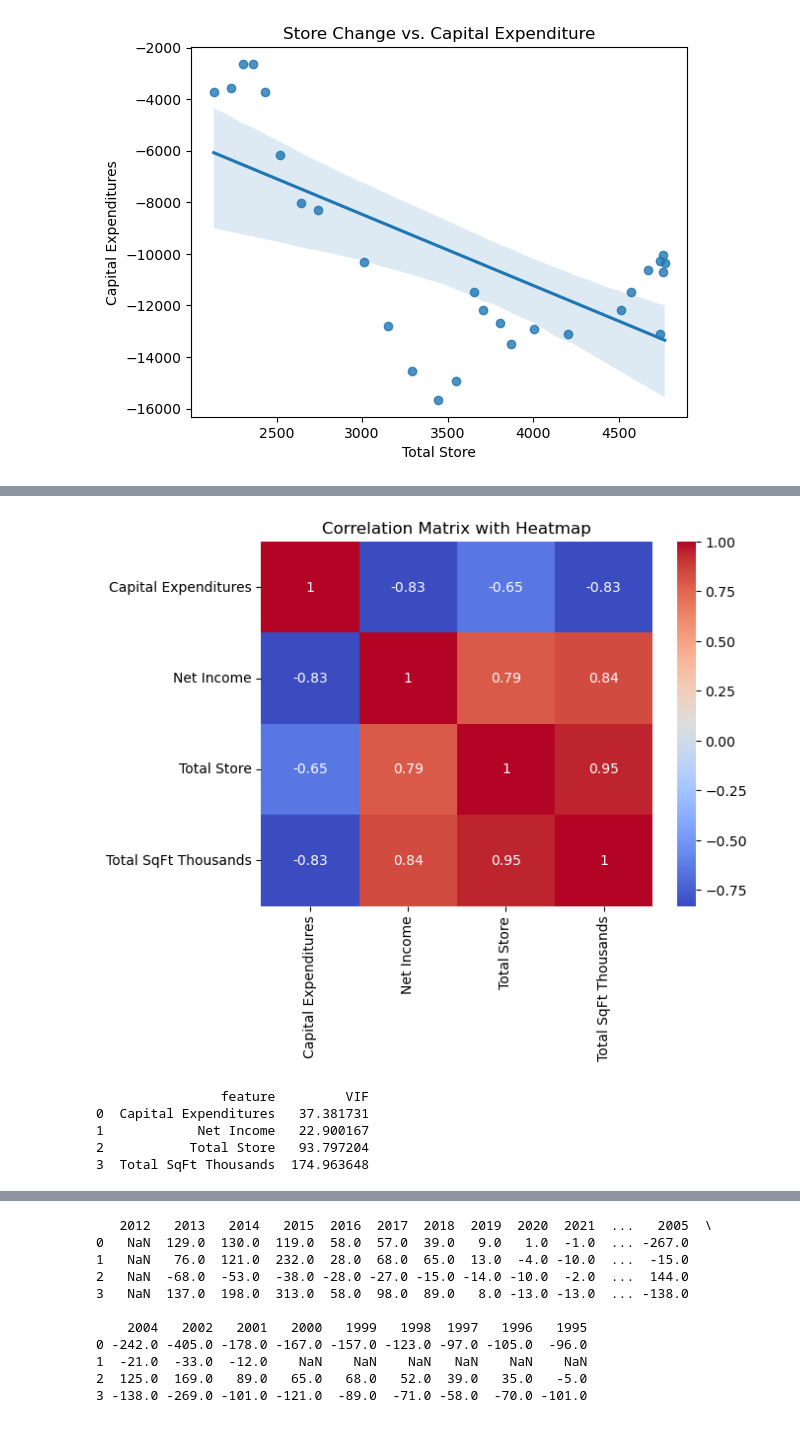
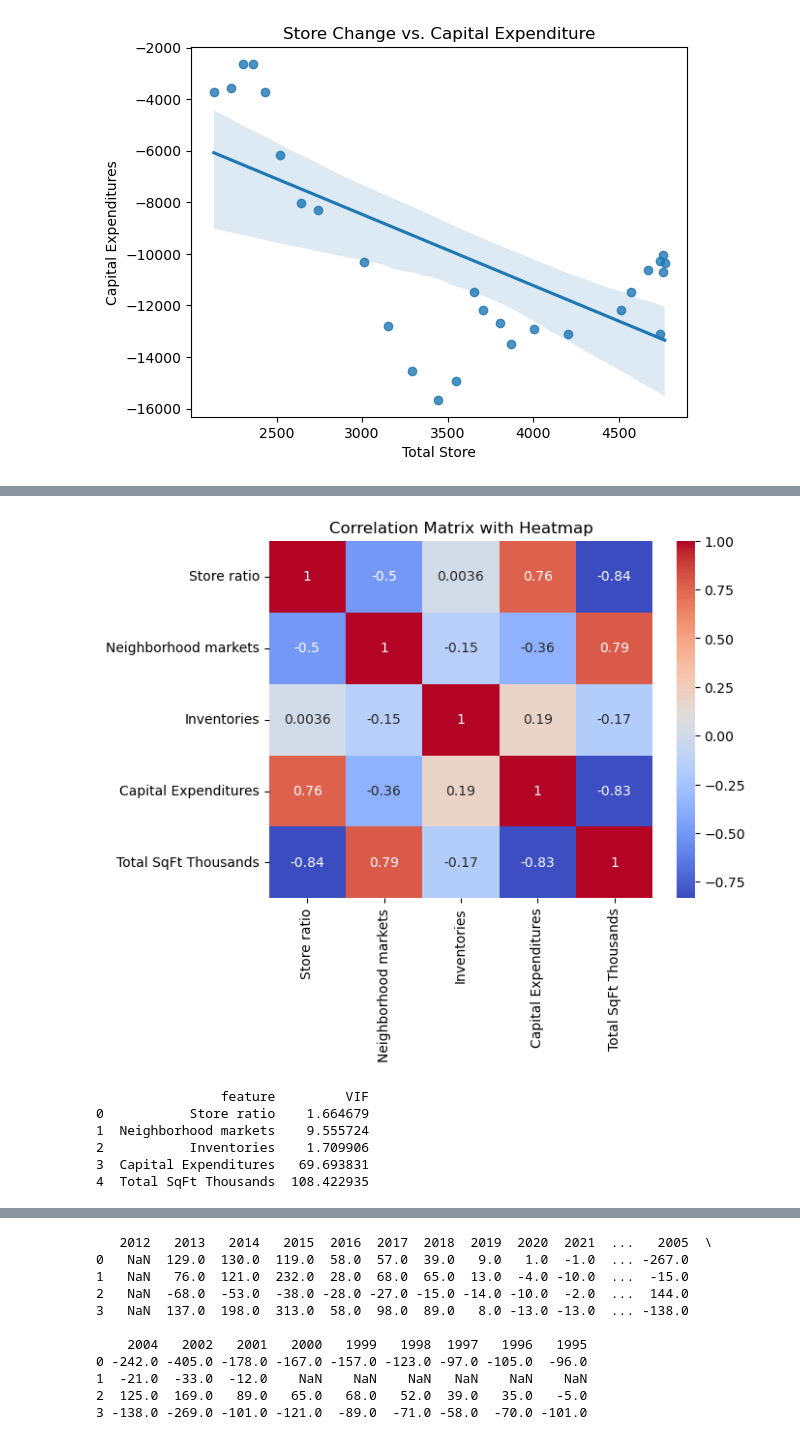
Before and after one commit to msinmalk/neighbourhood-market-expansion, a Jupyter notebook: Notebooks/CapExCosting.ipynb, the cells around one changed output, grey strips where cells are left out. Saved outputs shown, nothing was run; the diff lists cells and outputs as text; code cells hidden in the pictures.

```diff
--- a/Notebooks/CapExCosting.ipynb
+++ b/Notebooks/CapExCosting.ipynb
@@ -150,6 +148,7 @@ plt.show()
 import pandas as pd
 import numpy as np
 from statsmodels.stats.outliers_influence import variance_inflation_factor
+from expertForecastFunctionsCopy1 import *
 
 # Assuming 'data' is your DataFrame
 # Convert all columns to numeric, setting errors='coerce' will convert non-convertible types to NaN
@@ -157,20 +156,31 @@ from statsmodels.stats.outliers_influence import variance_inflation_factor
 
 
 merge_left_numeric = merge_data_left.apply(pd.to_numeric, errors='coerce')
+merge_left_numeric.index = pd.to_datetime(merge_left_numeric.index, format='%Y', errors='coerce')
+merge_left_numeric.interpolate(method='linear',inplace=True)
+merge_left_numeric['Neighborhood markets'] = merge_left_numeric['Neighborhood markets'].fillna(0)
+merge_left_numeric.interpolate(method='linear', fill_value="extrapolate", limit_direction="both",inplace=True)
+# Identifying indices with NaN values
+nan_indices = merge_left_numeric[merge_left_numeric.isna().any(axis=1)].index
+# print(nan_indices)
 
-merge_left_numeric.index = pd.to_datetime(merge_left_numeric.index, format='%Y', errors='coerce')
-merge_left_numeric.interpolate(method='linear', fill_value="extrapolate", limit_direction="both",inplace=True)
-merge_left_numeric.isna().any(axis='columns')
+# Identifying columns with NaN values for each row
+nan_details = merge_left_numeric.apply(lambda row: row.index[row.isna()].tolist(), axis=1)
+# print(nan_details)
 
 
-# merge_inner_select = merge_inner_numeric[['Capital Expenditures', 'Net Income', 'Total Store', 'Total SqFt Thousands']]
-merge_left_select = merge_left_numeric[['Capital Expenditures', 'Net Income', 'Total Store', 'Total SqFt Thousands']]
-full_store_dist = merge_left_numeric[['Neighborhood markets', 'Discount stores', 'Supercenters', 'Total Store', 'Total SqFt Thousands']]
 
-merge_left_select.index = pd.to_datetime(merge_left_select.index, format='%Y', errors='coerce')
-merge_left_select.interpolate(method='linear', fill_value="extrapolate", limit_direction="both",inplace=True)
-merge_left_select.isna().any(axis='columns')
+store_ratio=pd.DataFrame((merge_left_numeric['Discount stores']/merge_left_numeric['Supercenters']) * (merge_left_numeric['Discount stores']+merge_left_numeric['Supercenters']))
+store_ratio.rename(columns={0:"Store ratio"},inplace=True)
+merge_left_numeric=pd.merge(merge_left_numeric, store_ratio ,on='Year',how='left')
+
+# # merge_inner_select = merge_inner_numeric[['Capital Expenditures', 'Net Income', 'Total Store', 'Total SqFt Thousands']]
+# merge_left_select = merge_left_numeric[['Capital Expenditures', 'Net Income', 'Total Store', 'Total SqFt Thousands']]
+# full_store_dist = merge_left_numeric[['Neighborhood markets', 'Discount stores', 'Supercenters', 'Total Store', 'Total SqFt Thousands']]
+
+# merge_left_select.index = pd.to_datetime(merge_left_select.index, format='%Y', errors='coerce')
+# merge_left_select.interpolate(method='linear', fill_value="extrapolate", limit_direction="both",inplace=True)
+# merge_left_select.isna().any(axis='columns')
 
 # Check your data
-merge_left_select
-full_store_dist
+#merge_left_numeric['Neighborhood markets']
@@ -200,28 +187,29 @@ See the caveats in the documentation: https://pandas.pydata.org/pandas-docs/stab
 # %%
 import seaborn as sns
 import matplotlib.pyplot as plt
 import pandas as pd
 from statsmodels.stats.outliers_influence import variance_inflation_factor
 
 def analyze_correlations(variateDFT):
     # Creating a correlation matrix and displaying it as a heatmap
     corr_matrix = variateDFT.corr()
     sns.heatmap(corr_matrix, annot=True, cmap='coolwarm')
     plt.title('Correlation Matrix with Heatmap')
     plt.show()
 
     # Checking for multicollinearity using Variance Inflation Factor (VIF)
     vif_data = pd.DataFrame()
     vif_data["feature"] = variateDFT.columns
     vif_data["VIF"] = [variance_inflation_factor(variateDFT.values, i) for i in range(len(variateDFT.columns))]
     print(vif_data)
 
 
-analyze_correlations(merge_left_select)
+analyze_correlations(merge_left_numeric[['Store ratio','Neighborhood markets','Inventories', 'Capital Expenditures', 'Total SqFt Thousands']])
 # %% [output]
-[figure, old version]
+[figure, new version]
                 feature         VIF
-0  Capital Expenditures   37.381731
-1            Net Income   22.900167
-2           Total Store   93.797204
-3  Total SqFt Thousands  174.963648
+0           Store ratio    1.664679
+1  Neighborhood markets    9.555724
+2           Inventories    1.709906
+3  Capital Expenditures   69.693831
+4  Total SqFt Thousands  108.422935
```
Also changed, not shown: parts of 13 cells of this notebook, 12 other files.
